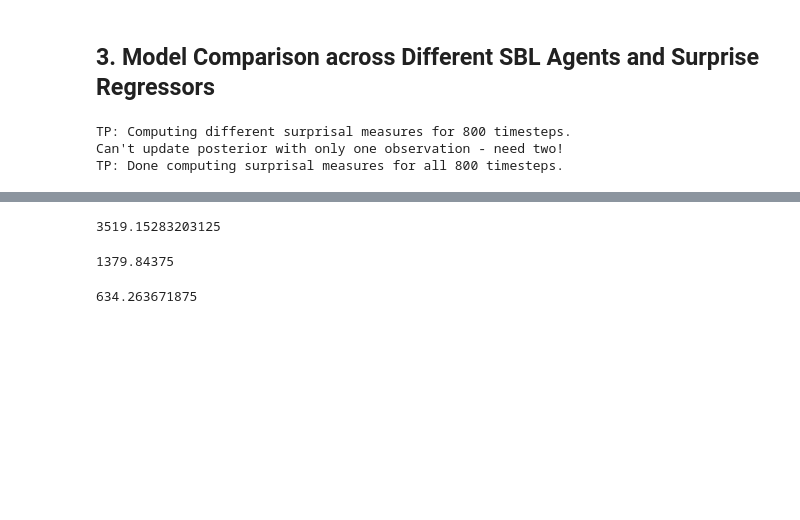
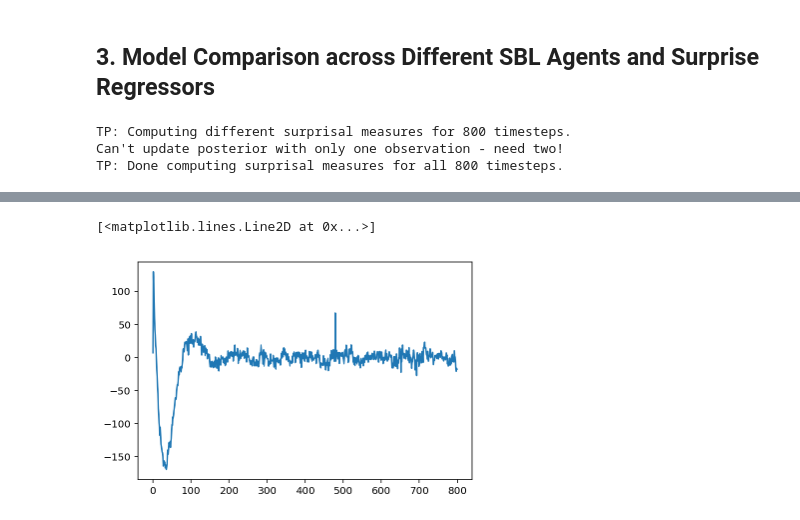
Before and after one commit to RobertTLange/SequentialBayesianLearning, a Jupyter notebook: workspace.ipynb, the cells around one changed output, grey strips where cells are left out. Cells and saved outputs as stored; diff of their text form; code cells hidden in the pictures; blank space fills up the shorter version.

```diff
--- a/workspace.ipynb
+++ b/workspace.ipynb
@@ -415,15 +220,13 @@ event_times = np.array(event_times)
-# %%
-max(event_times)
-# %% [output]
-3519.15283203125
-# %%
-max(eeg_time)
-# %% [output]
-1379.84375
-# %%
-max(eeg_signal)
-# %% [output]
-634.263671875
+# %%
+# Select block and electrode for analysis
+block_id = 0
+elec_id = electrodes_of_interest["FCz"]
+# %%
+# Preprocessor data to get data that we want to explain by the surprise regressors
+y_elec = get_electrode_data(eeg_data, block_id, elec_id)
 # %%
 import matplotlib.pyplot as plt
-plt.plot(np.arange(eeg_signal.shape[0]), eeg_signal)
+plt.plot(y_elec)
+# %% [output]
+[<matplotlib.lines.Line2D at 0x...>]
+[figure, added]
```
Also changed, not shown: parts of 29 cells of this notebook, 6 other files.
